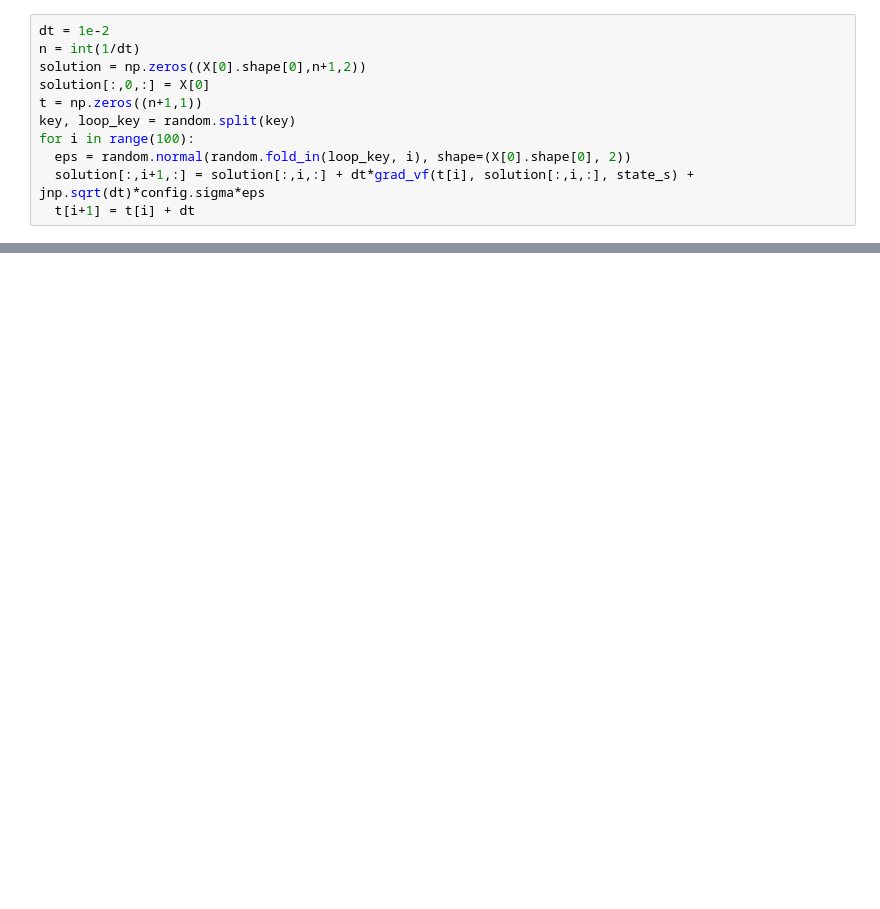
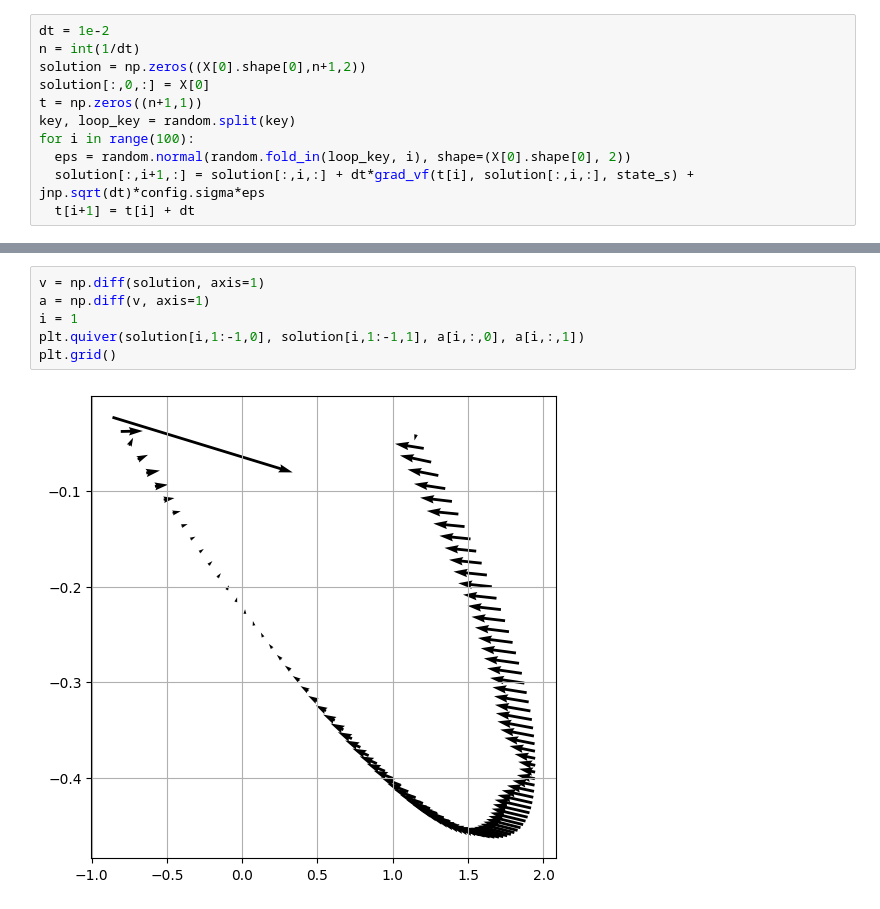
Before and after one commit to necludov/wl-mechanics, a Jupyter notebook: notebooks/visual.ipynb, the cells around one changed output, grey strips where cells are left out. Drawn from its saved outputs; the diff is of its cells as text; blank space fills up the shorter version.

```diff
--- a/notebooks/visual.ipynb
+++ b/notebooks/visual.ipynb
@@ -143,0 +149,8 @@ plt.grid()
+# %%
+v = np.diff(solution, axis=1)
+a = np.diff(v, axis=1)
+i = 1
+plt.quiver(solution[i,1:-1,0], solution[i,1:-1,1], a[i,:,0], a[i,:,1])
+plt.grid()
+# %% [output]
+[figure, added]
```
Also changed, not shown: parts of 12 cells of this notebook, 21 other files.
